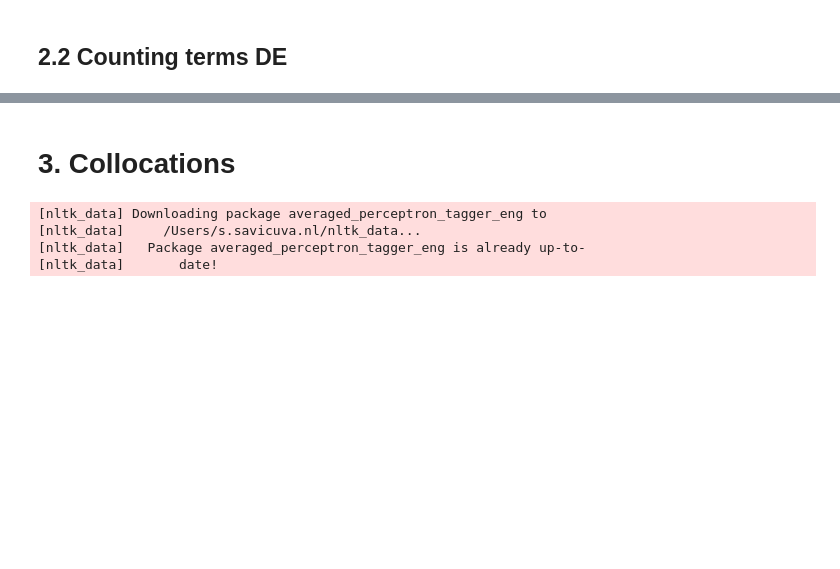
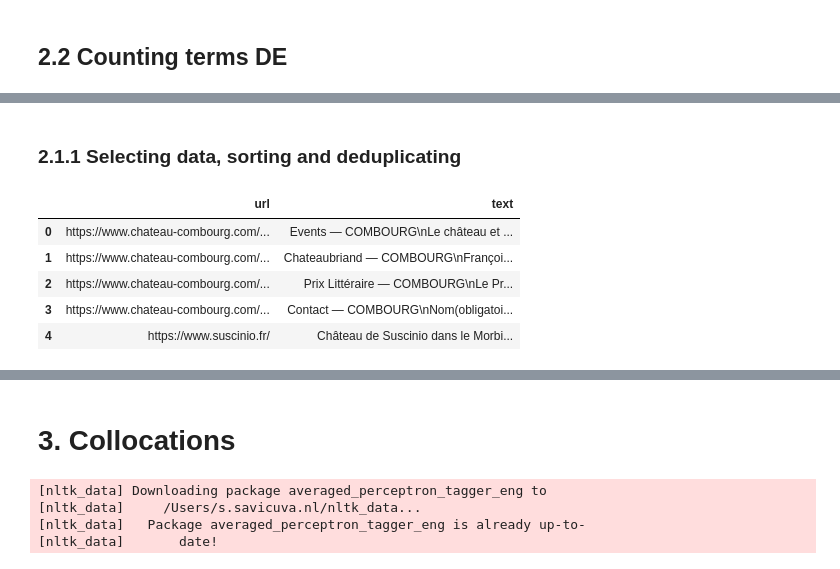
Before and after one commit to jazoza/HHD, a Jupyter notebook: 04_HH_narratives.ipynb, the cells around one changed output, grey strips where cells are left out. Saved outputs shown, nothing was run; the diff lists cells and outputs as text; code cells hidden in the pictures; blank space fills up the shorter version.

```diff
--- a/04_HH_narratives.ipynb
+++ b/04_HH_narratives.ipynb
@@ -637,0 +684,13 @@ NameError: name 'df' is not defined
+# %% [markdown]
+### 2.1.1 Selecting data, sorting and deduplicating
+# %%
+# select only two columns for analysis: url and text
+df=df[['url','text']]
+df.head()
+# %% [output]
+|  | url | text |
+| 0 | https://www.chateau-combourg.com/... | Events — COMBOURG\nLe château et ... |
+| 1 | https://www.chateau-combourg.com/... | Chateaubriand — COMBOURG\nFrançoi... |
+| 2 | https://www.chateau-combourg.com/... | Prix Littéraire — COMBOURG\nLe Pr... |
+| 3 | https://www.chateau-combourg.com/... | Contact — COMBOURG\nNom(obligatoi... |
+| 4 | https://www.suscinio.fr/ | Château de Suscinio dans le Morbi... |
```
Also changed, not shown: parts of 27 cells of this notebook.
